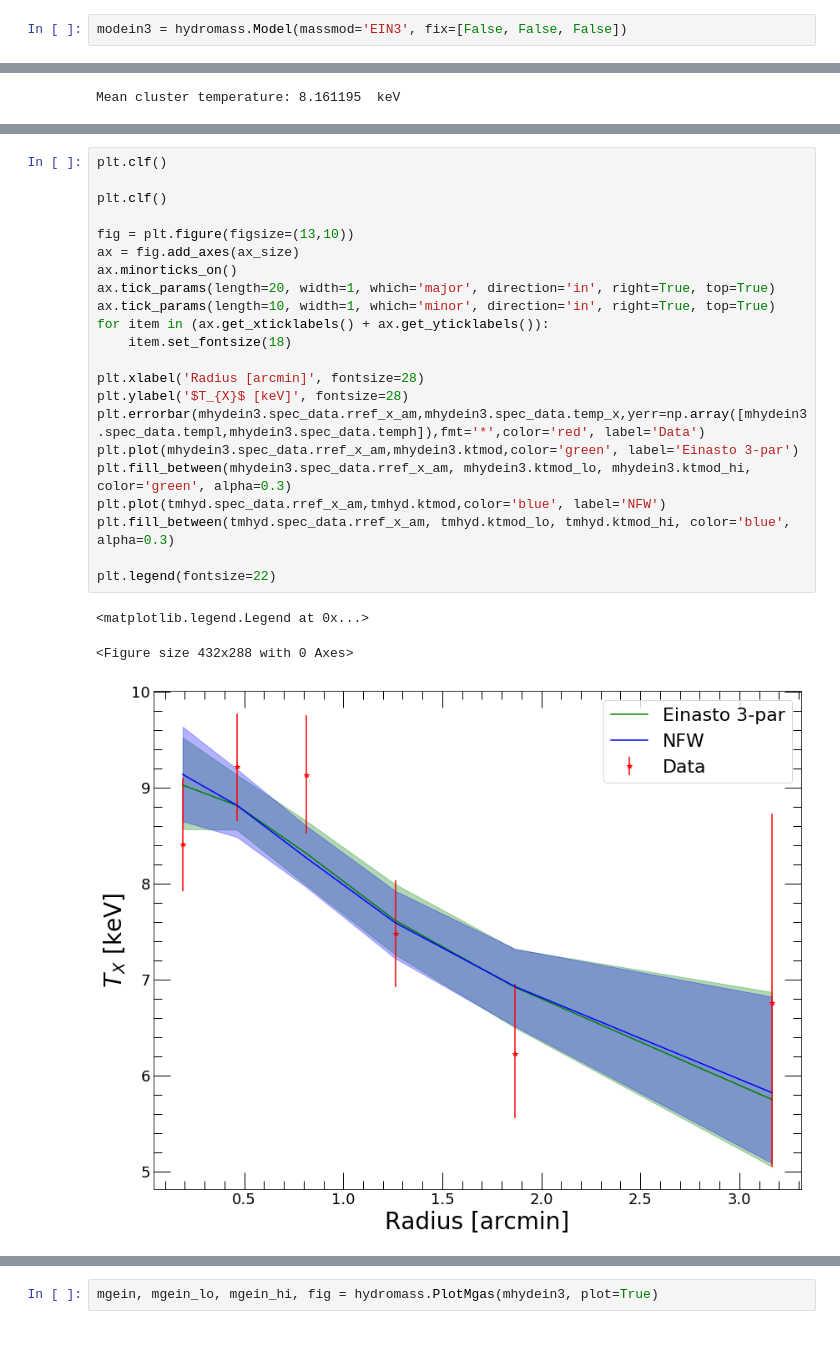
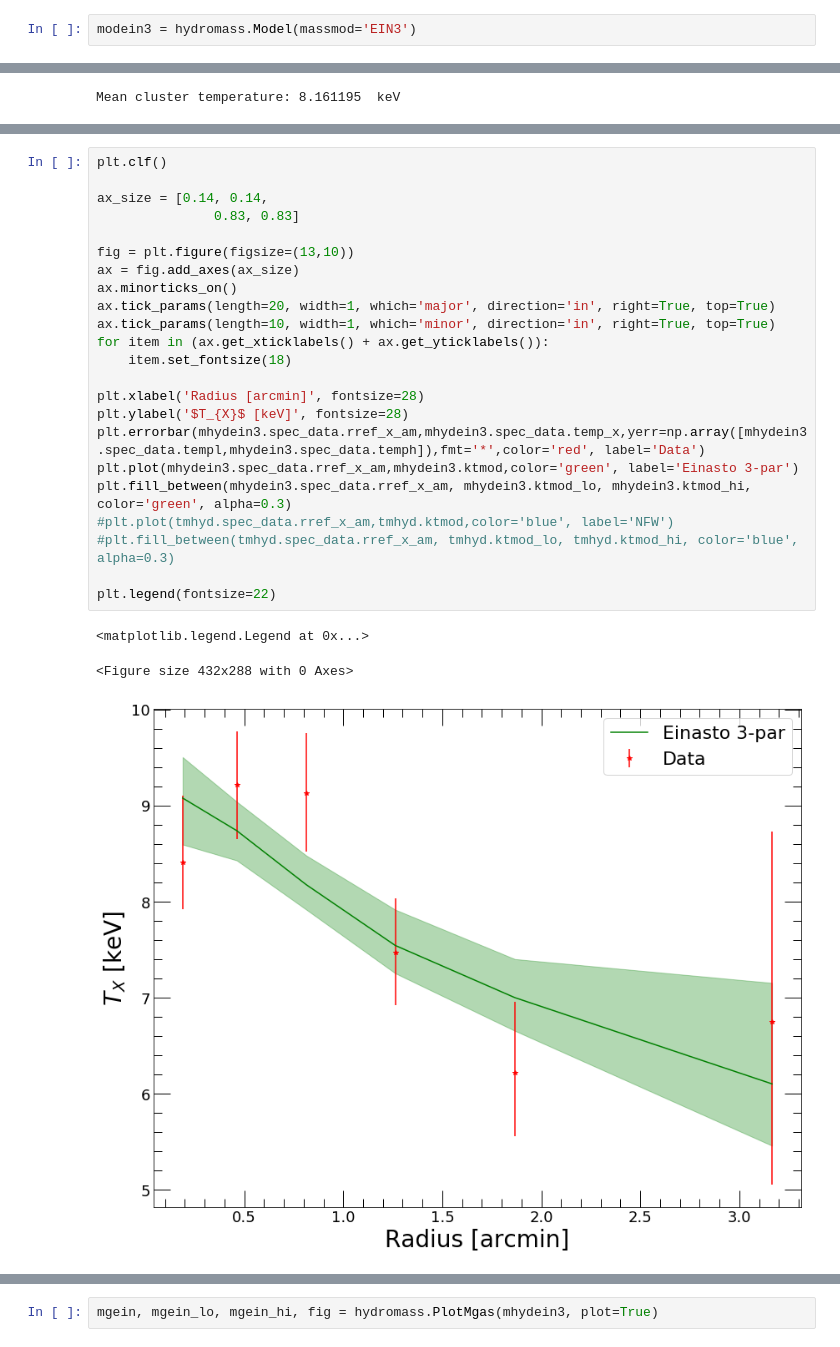
Before and after one commit to domeckert/hydromass, a Jupyter notebook: MACS0451.ipynb, the cells around one changed output, grey strips where cells are left out. Cells and saved outputs as stored; diff of their text form.

```diff
--- a/MACS0451.ipynb
+++ b/MACS0451.ipynb
@@ -562,7 +575,7 @@ array([1.46699091e-02, 1.29233527e-02, 1.09013067e-02, 9.07365961e-03,
 # %% [markdown]
 ## Now let's redo the same thing with the Einasto model
 # %%
-modein3 = hydromass.Model(massmod='EIN3', fix=[False, False, False])
+modein3 = hydromass.Model(massmod='EIN3')
 # %%
 mhydein3 = hydromass.Mhyd(sbprofile=p2,
                           spec_data=spec_data,
@@ -617,27 +649,28 @@ plt.plot(np.arange(1,len(mhydein3.samppar[:,2])+1,1), mhydein3.samppar[:,2])
 # %%
 plt.clf()
 
-plt.clf()
+ax_size = [0.14, 0.14,
+               0.83, 0.83]
 
 fig = plt.figure(figsize=(13,10))
 ax = fig.add_axes(ax_size)
 ax.minorticks_on()
 ax.tick_params(length=20, width=1, which='major', direction='in', right=True, top=True)
 ax.tick_params(length=10, width=1, which='minor', direction='in', right=True, top=True)
 for item in (ax.get_xticklabels() + ax.get_yticklabels()):
     item.set_fontsize(18)
 
 plt.xlabel('Radius [arcmin]', fontsize=28)
 plt.ylabel('$T_{X}$ [keV]', fontsize=28)
 plt.errorbar(mhydein3.spec_data.rref_x_am,mhydein3.spec_data.temp_x,yerr=np.array([mhydein3.spec_data.templ,mhydein3.spec_data.temph]),fmt='*',color='red', label='Data')
 plt.plot(mhydein3.spec_data.rref_x_am,mhydein3.ktmod,color='green', label='Einasto 3-par')
 plt.fill_between(mhydein3.spec_data.rref_x_am, mhydein3.ktmod_lo, mhydein3.ktmod_hi, color='green', alpha=0.3)
-plt.plot(tmhyd.spec_data.rref_x_am,tmhyd.ktmod,color='blue', label='NFW')
-plt.fill_between(tmhyd.spec_data.rref_x_am, tmhyd.ktmod_lo, tmhyd.ktmod_hi, color='blue', alpha=0.3)
+#plt.plot(tmhyd.spec_data.rref_x_am,tmhyd.ktmod,color='blue', label='NFW')
+#plt.fill_between(tmhyd.spec_data.rref_x_am, tmhyd.ktmod_lo, tmhyd.ktmod_hi, color='blue', alpha=0.3)
 
 plt.legend(fontsize=22)
 # %% [output]
 <matplotlib.legend.Legend at 0x...>
 <Figure size 432x288 with 0 Axes>
-[figure, old version]
+[figure, new version]
 # %%
```
Also changed, not shown: parts of 41 cells of this notebook, 9 other files.
